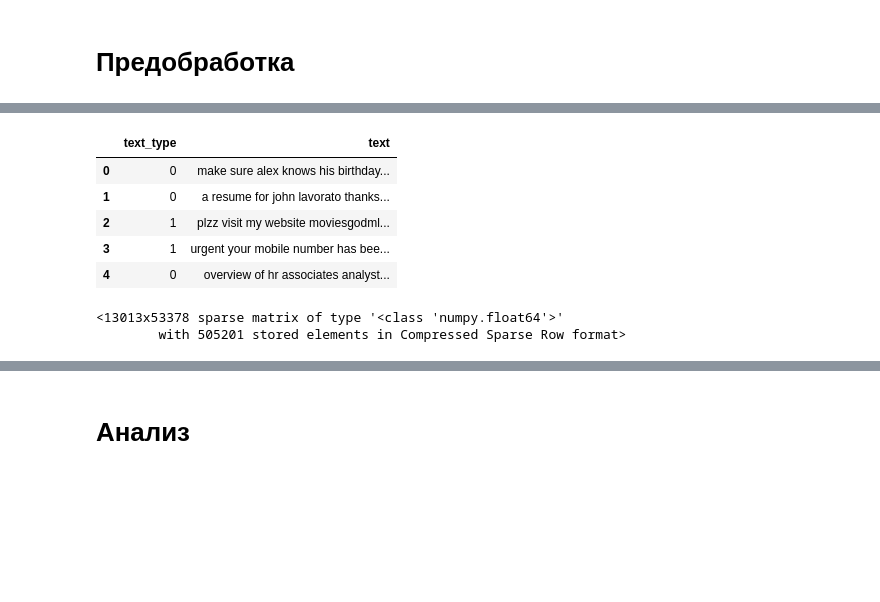
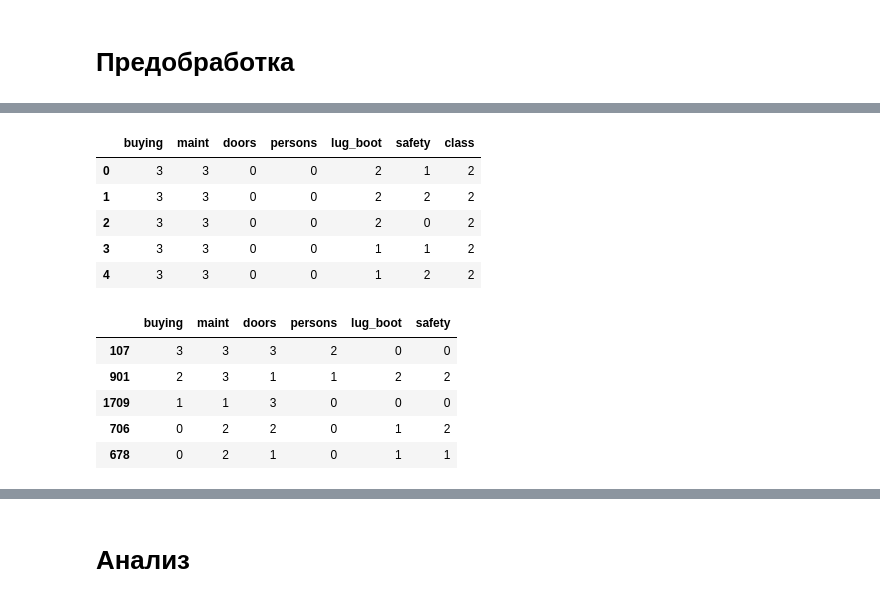
Before and after one commit to kudrmax/ml-hse-hw, a Jupyter notebook: hw1/solution.ipynb, the cells around one changed output, grey strips where cells are left out. Drawn from its saved outputs; the diff is of its cells as text; code cells hidden in the pictures; blank space fills up the shorter version.

```diff
--- a/hw1/solution.ipynb
+++ b/hw1/solution.ipynb
@@ -43,18 +49,18 @@ dtype: int64
 # %%
 # удаление дубликатов
 data = data.drop_duplicates()
-# %%
-# закодируем числовой признак
-label_encoder = LabelEncoder()
-data['text_type'] = label_encoder.fit_transform(data['text_type'])
-data.head()
-# %% [output]
-|  | text_type | text |
-| 0 | 0 | make sure alex knows his birthday... |
-| 1 | 0 | a resume for john lavorato thanks... |
-| 2 | 1 | plzz visit my website moviesgodml... |
-| 3 | 1 | urgent your mobile number has bee... |
-| 4 | 0 | overview of hr associates analyst... |
+# %%
+label_encoder = LabelEncoder()
+for column in data.columns:
+    data[column] = label_encoder.fit_transform(data[column])
+data.head()
+# %% [output]
+|  | buying | maint | doors | persons | lug_boot | safety | class |
+| 0 | 3 | 3 | 0 | 0 | 2 | 1 | 2 |
+| 1 | 3 | 3 | 0 | 0 | 2 | 2 | 2 |
+| 2 | 3 | 3 | 0 | 0 | 2 | 0 | 2 |
+| 3 | 3 | 3 | 0 | 0 | 1 | 1 | 2 |
+| 4 | 3 | 3 | 0 | 0 | 1 | 2 | 2 |
 # %%
 # разделим на тестовую и обучающую выборки и закодируем текст как вектор
 
@@ -67,8 +73,12 @@ X_train, X_test, y_train, y_test = train_test_split(X_tfidf, y, test_size=0.2, r
 # %%
-X_train
+X_train.head()
 # %% [output]
-<13013x53378 sparse matrix of type '<class 'numpy.float64'>'
-        with 505201 stored elements in Compressed Sparse Row format>
+|  | buying | maint | doors | persons | lug_boot | safety |
+| 107 | 3 | 3 | 3 | 2 | 0 | 0 |
+| 901 | 2 | 3 | 1 | 1 | 2 | 2 |
+| 1709 | 1 | 1 | 3 | 0 | 0 | 0 |
+| 706 | 0 | 2 | 2 | 0 | 1 | 2 |
+| 678 | 0 | 2 | 1 | 0 | 1 | 1 |
 # %%
 y_train.head()
 # %% [output]
```
Also changed, not shown: parts of 6 cells of this notebook, 1 other file.
